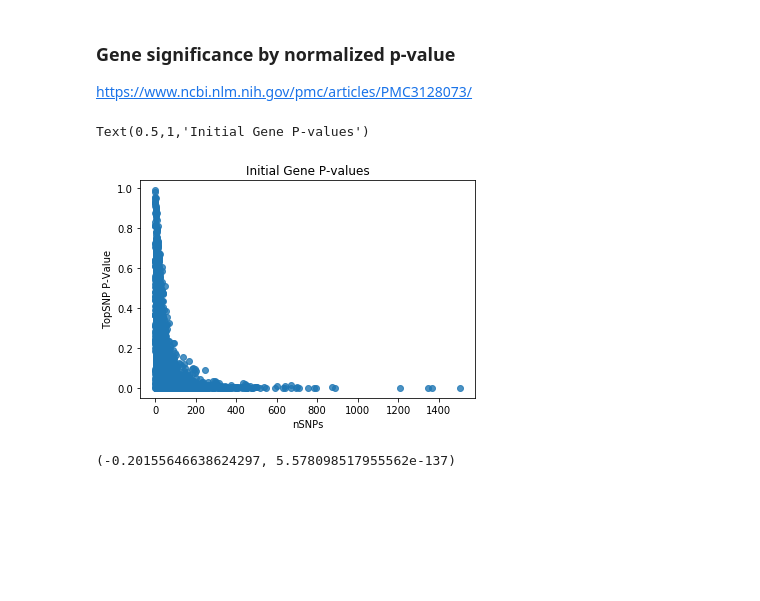
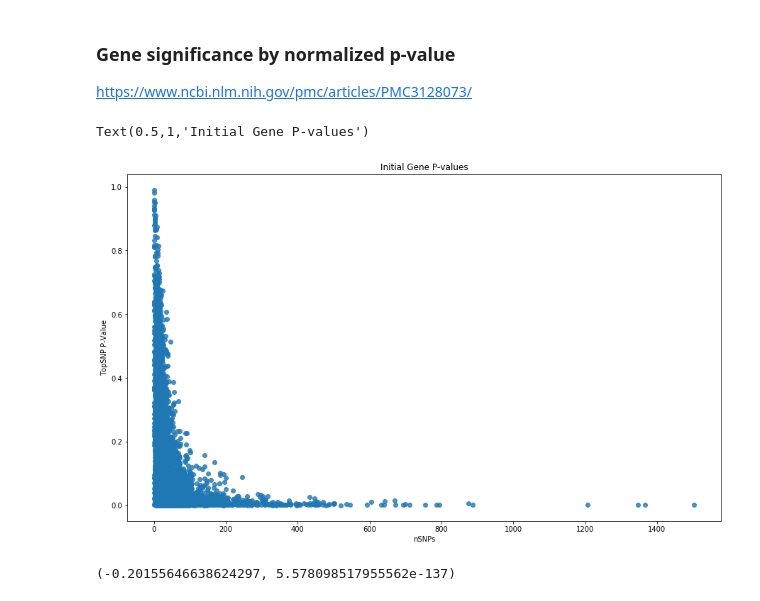
Before and after one commit to kkchau/NetGWAS, a Jupyter notebook: work/NetworkGWAS.ipynb, the cells around one changed output. Cells and saved outputs as stored; diff of their text form; code cells hidden in the pictures; blank space fills up the shorter version.

```diff
--- a/work/NetworkGWAS.ipynb
+++ b/work/NetworkGWAS.ipynb
@@ -98,13 +98,13 @@ snp_summaries.head()
 https://www.ncbi.nlm.nih.gov/pmc/articles/PMC3128073/
 # %%
 # Rationale
-fig2 = plt.figure()
+fig2 = plt.figure(figsize = (15, 9))
 ax = fig2.add_subplot(111)
 sns.regplot((gene_summaries_given["nSNPs"]), (gene_summaries_given["TopSNP P-Value"]), fit_reg = False)
 ax.set_title("Initial Gene P-values")
 # %% [output]
 Text(0.5,1,'Initial Gene P-values')
-[figure, old version]
+[figure, new version]
 # %%
 fig2.savefig("../data/gene_snp_correlation.png")
 # %%
```
Also changed, not shown: parts of 2 cells of this notebook, 8 other files.
